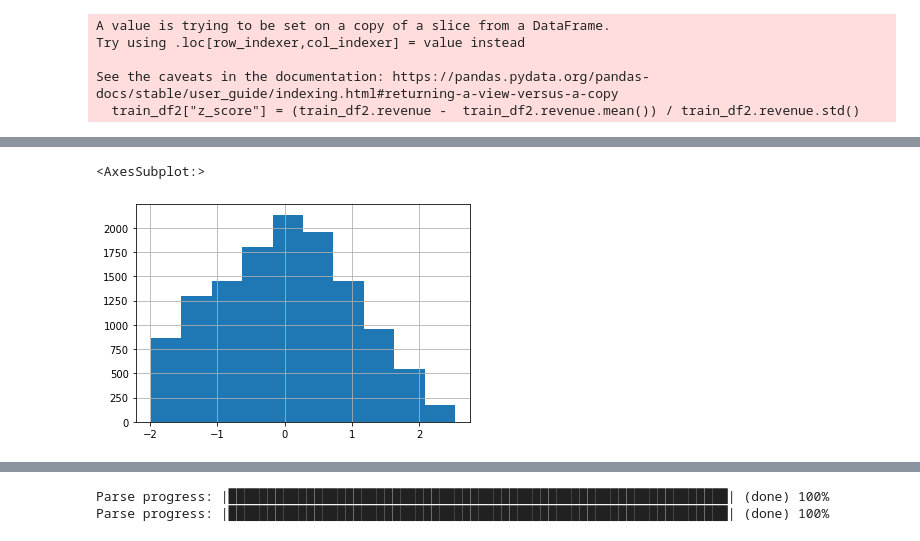
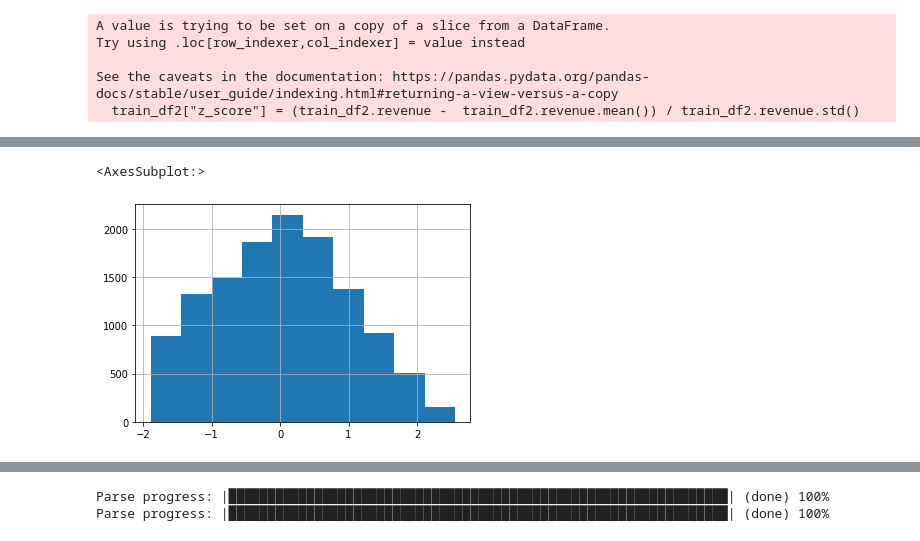
Before and after one commit to SimenQ/machine_learning, a Jupyter notebook: notebooks/Arash/h2o_model.ipynb, the cells around one changed output, grey strips where cells are left out. Cells and saved outputs as stored; diff of their text form; code cells hidden in the pictures.

```diff
--- a/notebooks/Arash/h2o_model.ipynb
+++ b/notebooks/Arash/h2o_model.ipynb
@@ -52,4 +62,4 @@ test_df = pd.read_csv("C:/Users/aminp/OneDrive/Dokumenter/NTNU/4år/Machinelearn
 # %%
 pt = PowerTransformer()
-rev_transformed = pt.fit_transform(train_df2[["revenue"]])
-train_df2["revenue"] = rev_transformed
+rev_transformed = pt.fit_transform(train_df[["revenue"]])
+train_df["revenue"] = rev_transformed
@@ -61,0 +66,2 @@ See the caveats in the documentation: https://pandas.pydata.org/pandas-docs/stab
+# %%
+train_df2 = train_df[train_df.revenue > -1.888]
@@ -62,6 +71,6 @@ See the caveats in the documentation: https://pandas.pydata.org/pandas-docs/stab
 # %%
-train_df2["z_score"] = (train_df2.revenue -  train_df2.revenue.mean()) / train_df2.revenue.std()
-train_no_outlier = train_df2[(train_df2.z_score > -3.6)]
+#train_df2["z_score"] = (train_df2.revenue -  train_df2.revenue.mean()) / train_df2.revenue.std()
+#train_no_outlier = train_df2[(train_df2.z_score > -3.6)]
 # %% [output]
 A value is trying to be set on a copy of a slice from a DataFrame.
 Try using .loc[row_indexer,col_indexer] = value instead
@@ -84,5 +80,5 @@ train_no_outlier.describe()
 # %%
-train_no_outlier.revenue.hist()
+train_df2.revenue.hist()
 # %% [output]
 <AxesSubplot:>
-[figure, old version]
+[figure, new version]
```
Also changed, not shown: parts of 8 cells of this notebook, 1 other file.
